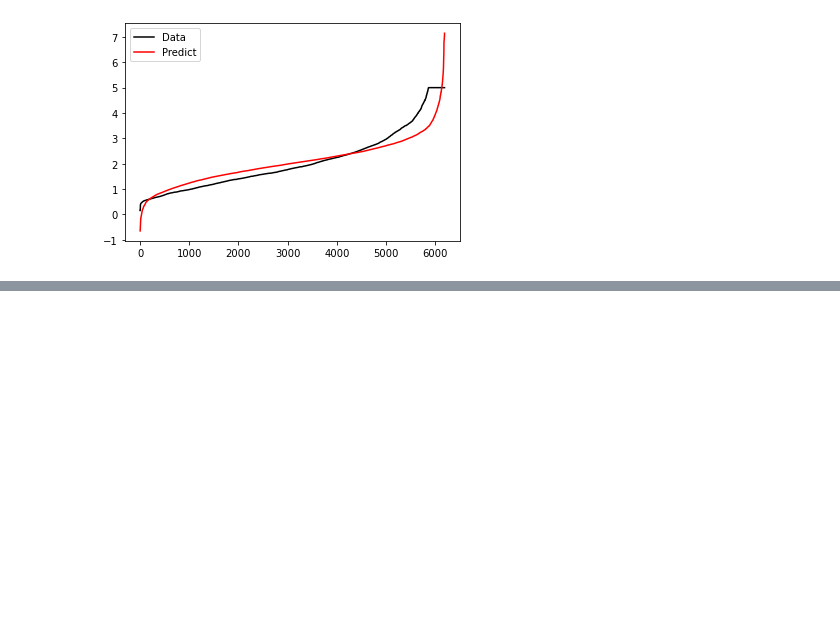
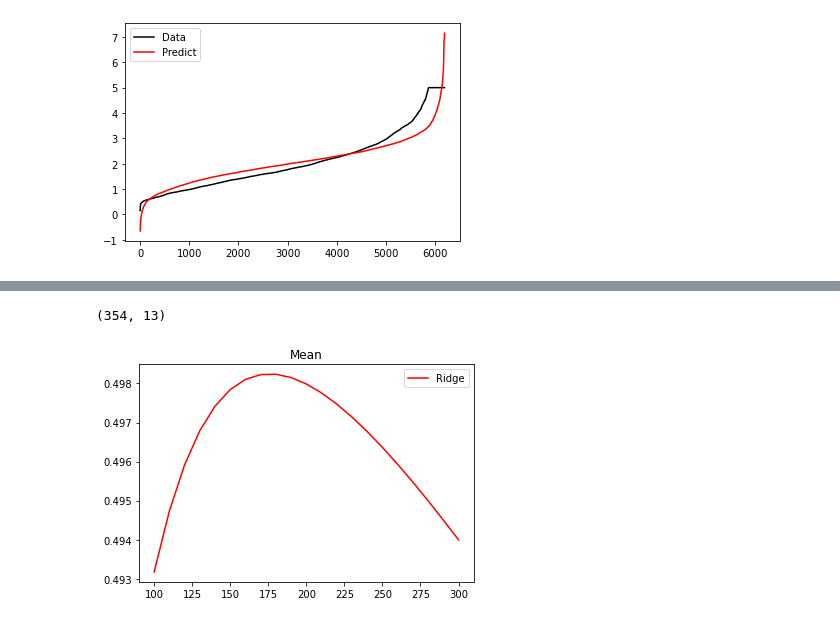
Before and after one commit to XiuyueZhang/sklearn-learning, a Jupyter notebook: week 9/Linear Regression.ipynb, the cells around one changed output, grey strips where cells are left out. Cells and saved outputs as stored; diff of their text form; code cells hidden in the pictures; blank space fills up the shorter version.

```diff
--- a/week 9/Linear Regression.ipynb
+++ b/week 9/Linear Regression.ipynb
@@ -200,0 +285,34 @@ plt.show()
+# %%
+# Boston Data
+from sklearn.datasets import load_boston
+
+X = load_boston().data
+y = load_boston().target
+
+X_train, X_test, y_train, y_test = train_test_split(X, y, test_size=0.3, random_state=420)
+# %%
+X_train.shape
+# %% [output]
+(354, 13)
+# %%
+alpharange = np.arange(100, 301, 10)
+ridge, lr = [], []
+
+for a in alpharange:
+    reg = Ridge(alpha=a)
+    #linear = LR()
+
+    regs = cross_val_score(reg, X, y, cv=5, scoring="r2").mean()
+    #linears = cross_val_score(linear, X, y, cv=5, scoring="r2").mean()
+
+    ridge.append(regs)
+    #lr.append(linears)
+
+plt.figure()
+plt.plot(alpharange, ridge, color='red', label="Ridge")
+#plt.plot(alpharange, lr, color='black', label="Linear Regression")
+plt.title("Mean")
+plt.legend()
+plt.show()
+# %% [output]
+[figure, added]
```
Also changed, not shown: parts of 105 cells of this notebook.
